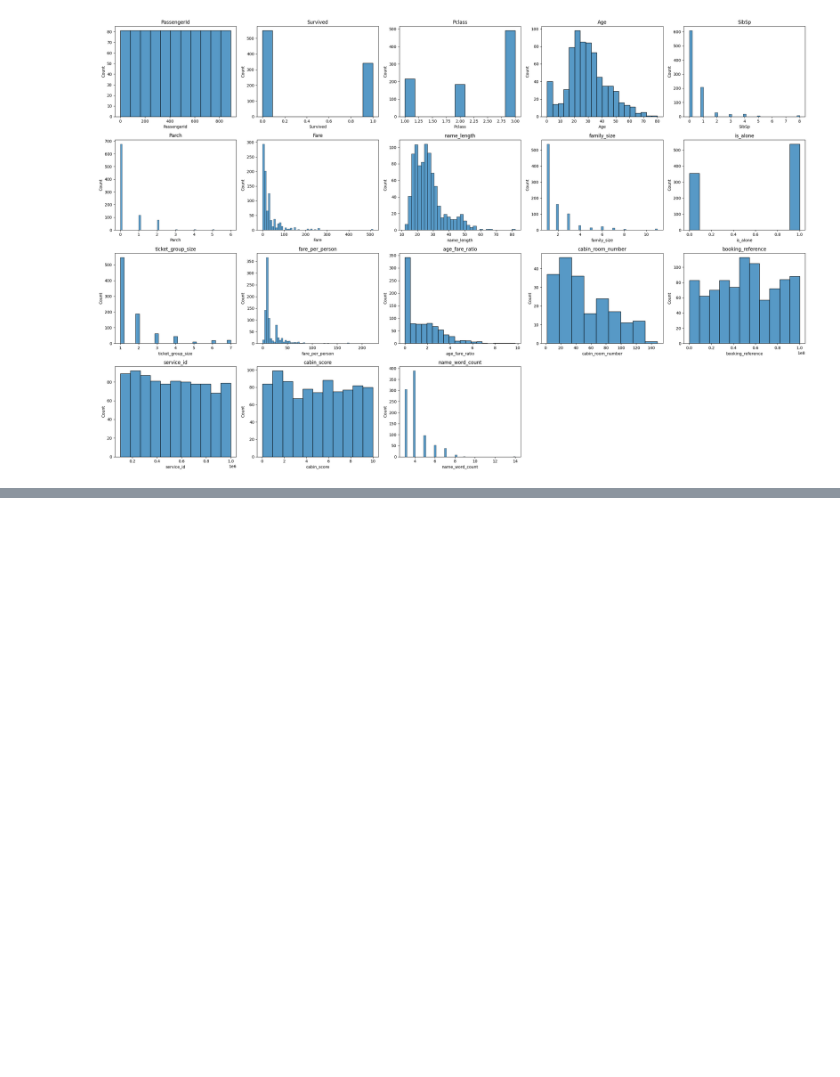
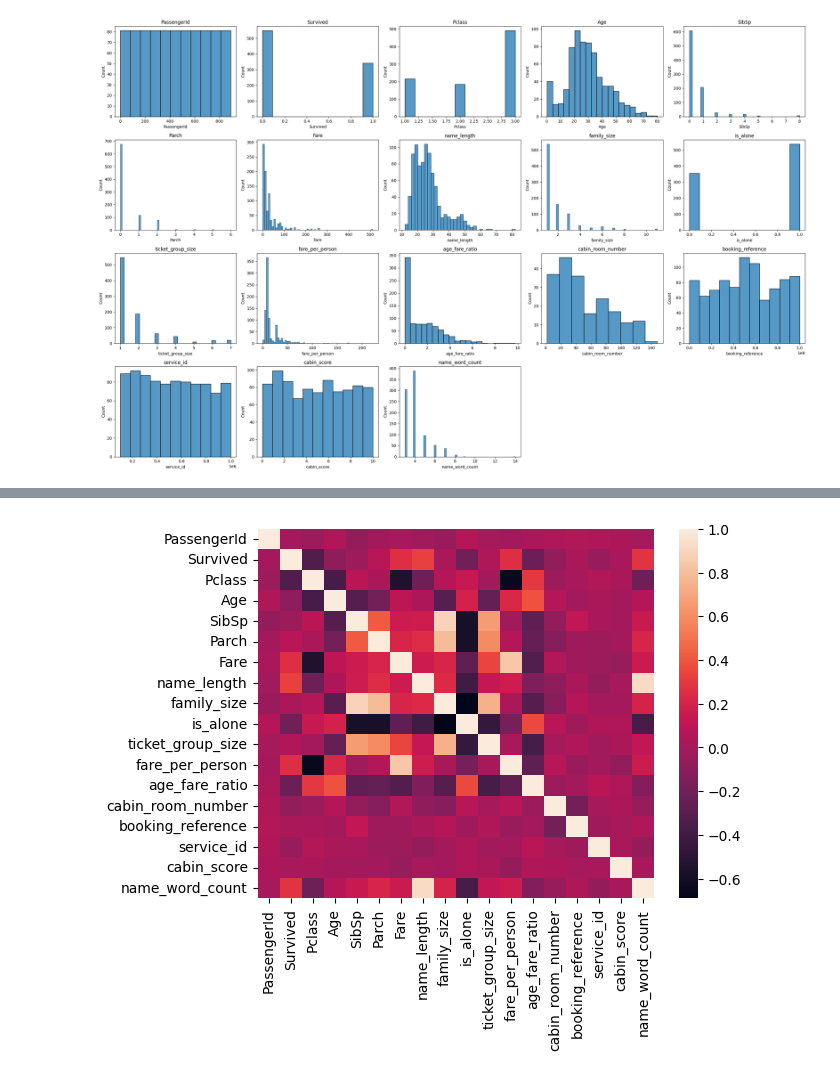
Before and after one commit to hwiminPark/DATA572-Group-7, a Jupyter notebook: main.ipynb, the cells around one changed output, grey strips where cells are left out. Drawn from its saved outputs; the diff is of its cells as text; code cells hidden in the pictures; blank space fills up the shorter version.

Commit message:
correlation matrix

```diff
--- a/main.ipynb
+++ b/main.ipynb
@@ -91,0 +113,7 @@ plt.show()
+# %%
+# correlation matrix
+corr = df[num_cols].corr()
+sns.heatmap(corr)
+plt.show()
+# %% [output]
+[figure, added]
```
Also changed, not shown: parts of 1 cell of this notebook.
